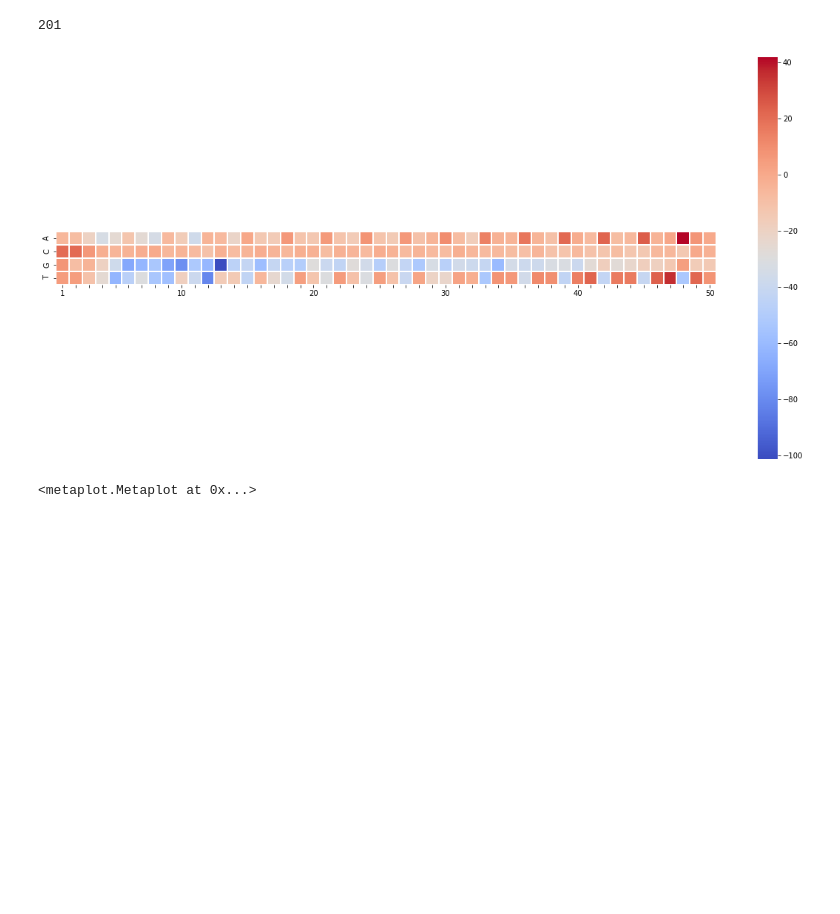
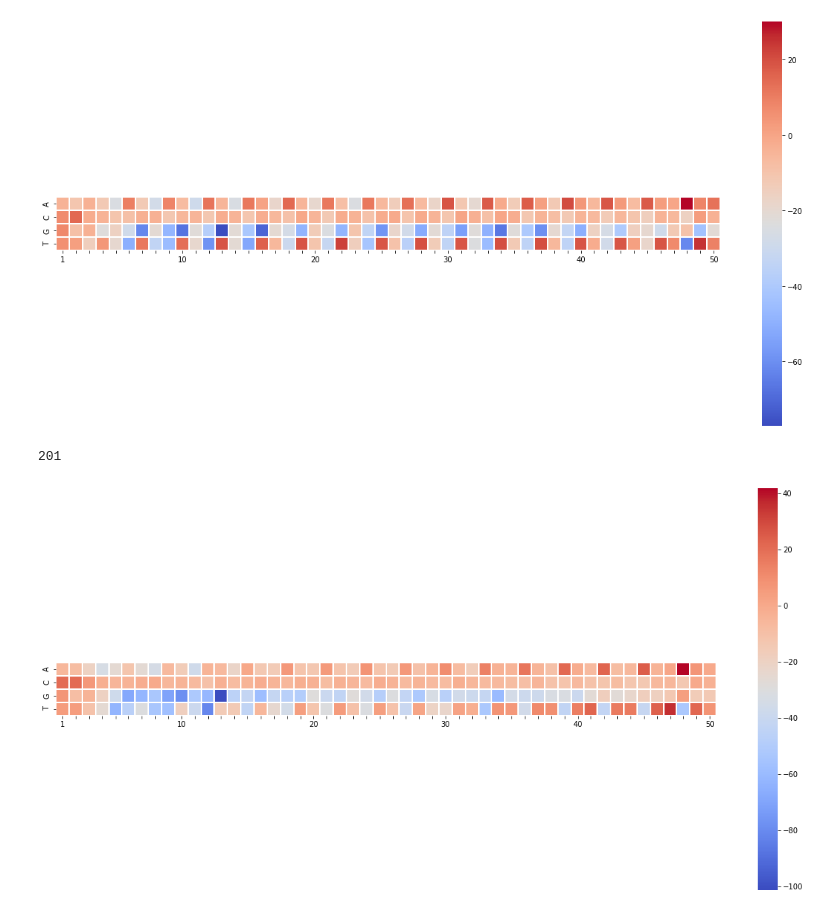
Before and after one commit to ohlerlab/mlcis, a Jupyter notebook: uorf_positional_effects.ipynb, the cells around one changed output. Drawn from its saved outputs; the diff is of its cells as text; code cells hidden in the pictures; blank space fills up the shorter version.

```diff
--- a/uorf_positional_effects.ipynb
+++ b/uorf_positional_effects.ipynb
@@ -32,6 +33,16 @@ Initital dataset size: 20000
 To enable them in other operations, rebuild TensorFlow with the appropriate compiler flags.
 After removing FP/FN: 19596
 Examples with one uorf: 2009
+# %%
+#random subset of the whole dataset
+random_data = data.sample(n=2000, random_state = 1)
+random_data_seq = one_hot_encode(random_data, seq_len=50)
+random_data_ig = ig.integrated_gradients(mrl_model, random_data_seq)
+Metaplot(random_data_ig, colorbar = True)
+
+#np.save('/Users/frederickkorbel/Documents/projects/paper/data/meta/random_data_2000_subset', meta_untransposed(random_data_ig))
+# %% [output]
+[figure, added]
 # %%
 # Are uorfs distributed normally across the 5'UTR? -> y= frequency, x= nt position
 # %%
@@ -39,11 +50,13 @@ Examples with one uorf: 2009
 lowest_ten = uorf_data[uorf_data['pred'] <= uorf_data['pred'].quantile(0.1)]
 print(len(lowest_ten))
 lowest_ten_seq = one_hot_encode(uorf_data, seq_len=50)
-Metaplot(ig.integrated_gradients(mrl_model, lowest_ten_seq), colorbar = True)
+lowest_ten_ig = ig.integrated_gradients(mrl_model, lowest_ten_seq)
+Metaplot(lowest_ten_ig, colorbar = True)
+
+#np.save('/Users/frederickkorbel/Documents/projects/paper/data/meta/uorf_10th_percentile', meta_untransposed(lowest_ten_ig))
 # %% [output]
 201
 [figure]
-<metaplot.Metaplot at 0x...>
 # %%
 #90th percentile -> 10% of examples with highest MRL
 highest_ten = uorf_data[uorf_data['pred'] >= uorf_data['pred'].quantile(0.9)]
```
Also changed, not shown: parts of 5 cells of this notebook, 5 other files.
